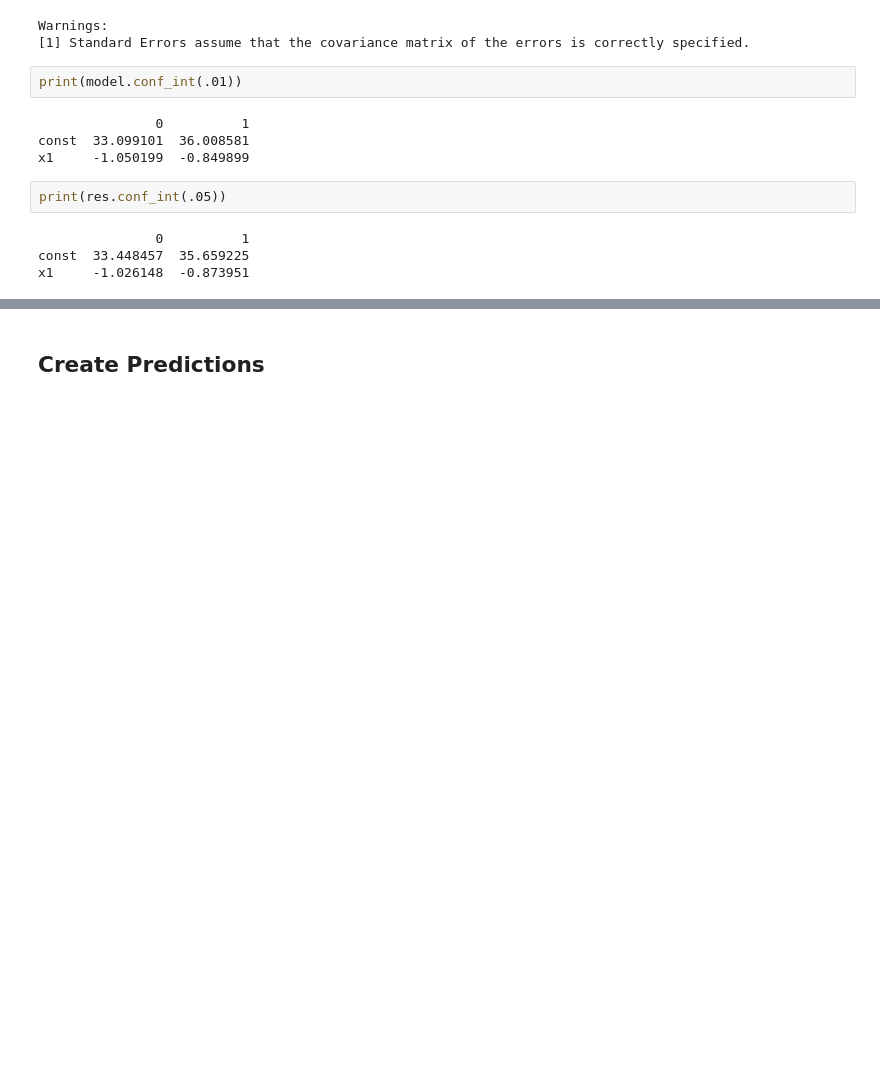
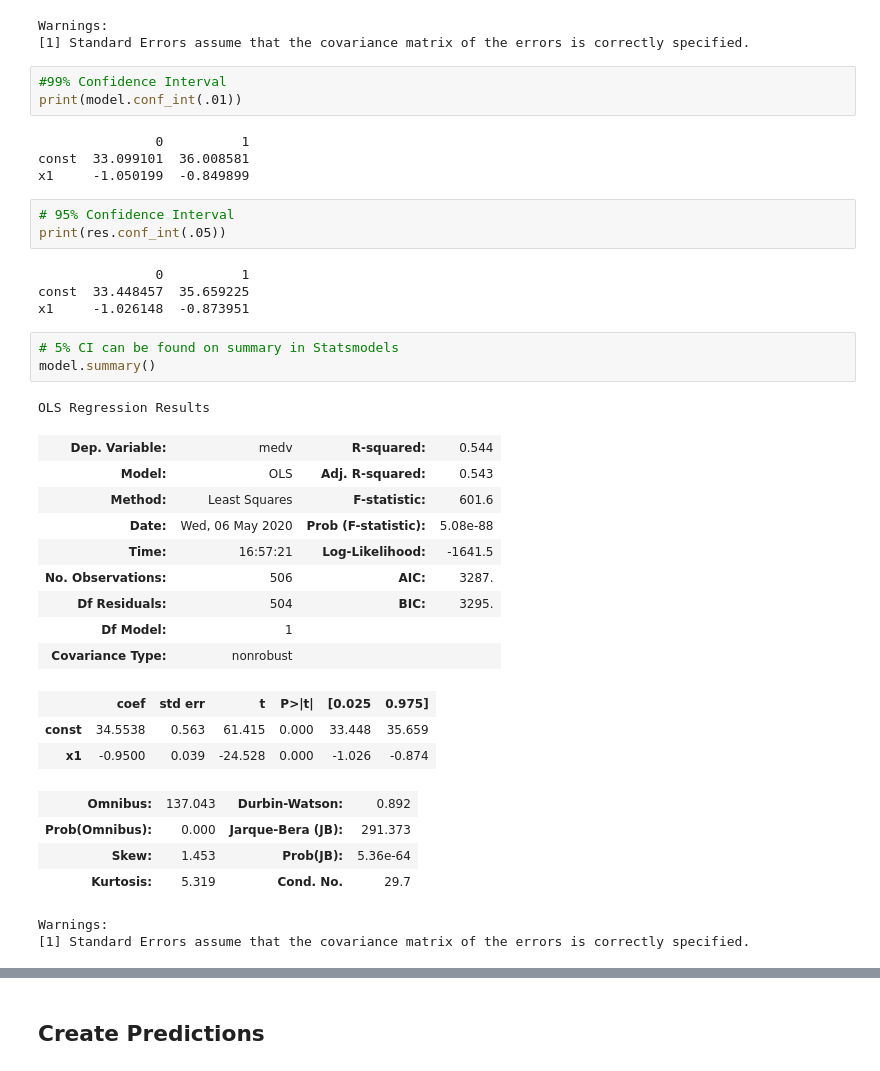
Before and after one commit to jcanque777/islr_labs, a Jupyter notebook: boston_housing.ipynb, the cells around one changed output, grey strips where cells are left out. Drawn from its saved outputs; the diff is of its cells as text; blank space fills up the shorter version.

```diff
--- a/boston_housing.ipynb
+++ b/boston_housing.ipynb
@@ -163,14 +165,39 @@ OLS Regression Results
 Warnings:
 [1] Standard Errors assume that the covariance matrix of the errors is correctly specified.
 # %%
+#99% Confidence Interval
 print(model.conf_int(.01))
 # %% [output]
                0          1
 const  33.099101  36.008581
 x1     -1.050199  -0.849899
 # %%
+# 95% Confidence Interval
 print(res.conf_int(.05))
 # %% [output]
                0          1
 const  33.448457  35.659225
 x1     -1.026148  -0.873951
+# %%
+# 5% CI can be found on summary in Statsmodels
+model.summary()
+# %% [output]
+OLS Regression Results
+| Dep. Variable: | medv | R-squared: | 0.544 |
+| Model: | OLS | Adj. R-squared: | 0.543 |
+| Method: | Least Squares | F-statistic: | 601.6 |
+| Date: | Wed, 06 May 2020 | Prob (F-statistic): | 5.08e-88 |
+| Time: | 16:57:21 | Log-Likelihood: | -1641.5 |
+| No. Observations: | 506 | AIC: | 3287. |
+| Df Residuals: | 504 | BIC: | 3295. |
+| Df Model: | 1 |  |  |
+| Covariance Type: | nonrobust |  |  |
+|  | coef | std err | t | P>|t| | [0.025 | 0.975] |
+| const | 34.5538 | 0.563 | 61.415 | 0.000 | 33.448 | 35.659 |
+| x1 | -0.9500 | 0.039 | -24.528 | 0.000 | -1.026 | -0.874 |
+| Omnibus: | 137.043 | Durbin-Watson: | 0.892 |
+| Prob(Omnibus): | 0.000 | Jarque-Bera (JB): | 291.373 |
+| Skew: | 1.453 | Prob(JB): | 5.36e-64 |
+| Kurtosis: | 5.319 | Cond. No. | 29.7 |
+Warnings:
+[1] Standard Errors assume that the covariance matrix of the errors is correctly specified.
```
Also changed, not shown: parts of 23 cells of this notebook.
